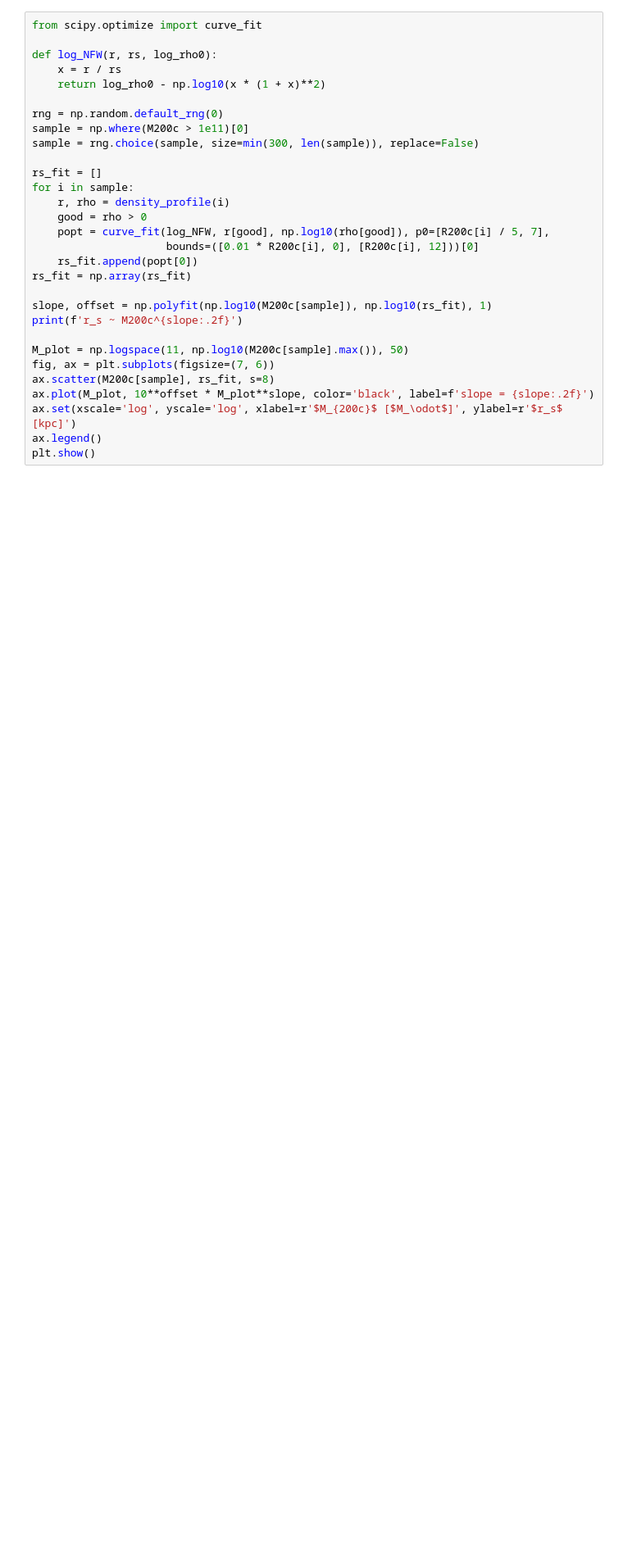
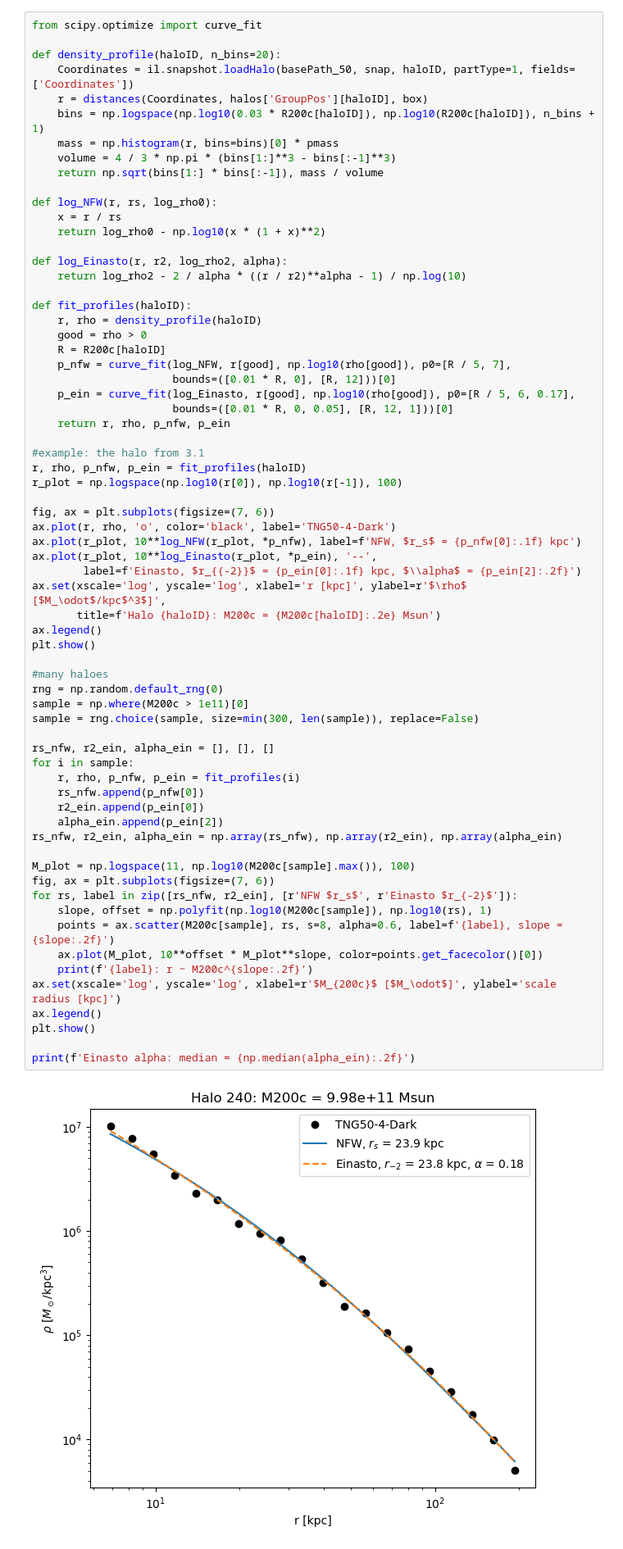
Before and after one commit to 2003cy/cosmology_block_course, a Jupyter notebook: ProblemSheet3_YangCheng.ipynb, the cells around one changed output. Shown at 82% size. Saved outputs shown, nothing was run; the diff lists cells and outputs as text; blank space fills up the shorter version.

```diff
--- a/ProblemSheet3_YangCheng.ipynb
+++ b/ProblemSheet3_YangCheng.ipynb
@@ -316,30 +339,69 @@ NFW fit, $\rho(r) = \rho_0 / [(r/r_s)(1+r/r_s)^2]$, for 300 random haloes with $
 # %%
 from scipy.optimize import curve_fit
+
+def density_profile(haloID, n_bins=20):
+    Coordinates = il.snapshot.loadHalo(basePath_50, snap, haloID, partType=1, fields=['Coordinates'])
+    r = distances(Coordinates, halos['GroupPos'][haloID], box)
+    bins = np.logspace(np.log10(0.03 * R200c[haloID]), np.log10(R200c[haloID]), n_bins + 1)
+    mass = np.histogram(r, bins=bins)[0] * pmass
+    volume = 4 / 3 * np.pi * (bins[1:]**3 - bins[:-1]**3)
+    return np.sqrt(bins[1:] * bins[:-1]), mass / volume
 
 def log_NFW(r, rs, log_rho0):
     x = r / rs
     return log_rho0 - np.log10(x * (1 + x)**2)
 
+def log_Einasto(r, r2, log_rho2, alpha):
+    return log_rho2 - 2 / alpha * ((r / r2)**alpha - 1) / np.log(10)
+
+def fit_profiles(haloID):
+    r, rho = density_profile(haloID)
+    good = rho > 0
+    R = R200c[haloID]
+    p_nfw = curve_fit(log_NFW, r[good], np.log10(rho[good]), p0=[R / 5, 7],
+                      bounds=([0.01 * R, 0], [R, 12]))[0]
+    p_ein = curve_fit(log_Einasto, r[good], np.log10(rho[good]), p0=[R / 5, 6, 0.17],
+                      bounds=([0.01 * R, 0, 0.05], [R, 12, 1]))[0]
+    return r, rho, p_nfw, p_ein
+
+#example: the halo from 3.1
+r, rho, p_nfw, p_ein = fit_profiles(haloID)
+r_plot = np.logspace(np.log10(r[0]), np.log10(r[-1]), 100)
+
+fig, ax = plt.subplots(figsize=(7, 6))
+ax.plot(r, rho, 'o', color='black', label='TNG50-4-Dark')
+ax.plot(r_plot, 10**log_NFW(r_plot, *p_nfw), label=f'NFW, $r_s$ = {p_nfw[0]:.1f} kpc')
+ax.plot(r_plot, 10**log_Einasto(r_plot, *p_ein), '--',
+        label=f'Einasto, $r_{{-2}}$ = {p_ein[0]:.1f} kpc, $\\alpha$ = {p_ein[2]:.2f}')
+ax.set(xscale='log', yscale='log', xlabel='r [kpc]', ylabel=r'$\rho$ [$M_\odot$/kpc$^3$]',
+       title=f'Halo {haloID}: M200c = {M200c[haloID]:.2e} Msun')
+ax.legend()
+plt.show()
+
+#many haloes
 rng = np.random.default_rng(0)
 sample = np.where(M200c > 1e11)[0]
 sample = rng.choice(sample, size=min(300, len(sample)), replace=False)
 
-rs_fit = []
+rs_nfw, r2_ein, alpha_ein = [], [], []
 for i in sample:
-    r, rho = density_profile(i)
-    good = rho > 0
-    popt = curve_fit(log_NFW, r[good], np.log10(rho[good]), p0=[R200c[i] / 5, 7],
-                     bounds=([0.01 * R200c[i], 0], [R200c[i], 12]))[0]
-    rs_fit.append(popt[0])
-rs_fit = np.array(rs_fit)
+    r, rho, p_nfw, p_ein = fit_profiles(i)
+    rs_nfw.append(p_nfw[0])
+    r2_ein.append(p_ein[0])
+    alpha_ein.append(p_ein[2])
+rs_nfw, r2_ein, alpha_ein = np.array(rs_nfw), np.array(r2_ein), np.array(alpha_ein)
 
-slope, offset = np.polyfit(np.log10(M200c[sample]), np.log10(rs_fit), 1)
-print(f'r_s ~ M200c^{slope:.2f}')
-
-M_plot = np.logspace(11, np.log10(M200c[sample].max()), 50)
+M_plot = np.logspace(11, np.log10(M200c[sample].max()), 100)
 fig, ax = plt.subplots(figsize=(7, 6))
-ax.scatter(M200c[sample], rs_fit, s=8)
-ax.plot(M_plot, 10**offset * M_plot**slope, color='black', label=f'slope = {slope:.2f}')
-ax.set(xscale='log', yscale='log', xlabel=r'$M_{200c}$ [$M_\odot$]', ylabel=r'$r_s$ [kpc]')
+for rs, label in zip([rs_nfw, r2_ein], [r'NFW $r_s$', r'Einasto $r_{-2}$']):
+    slope, offset = np.polyfit(np.log10(M200c[sample]), np.log10(rs), 1)
+    points = ax.scatter(M200c[sample], rs, s=8, alpha=0.6, label=f'{label}, slope = {slope:.2f}')
+    ax.plot(M_plot, 10**offset * M_plot**slope, color=points.get_facecolor()[0])
+    print(f'{label}: r ~ M200c^{slope:.2f}')
+ax.set(xscale='log', yscale='log', xlabel=r'$M_{200c}$ [$M_\odot$]', ylabel='scale radius [kpc]')
 ax.legend()
 plt.show()
+
+print(f'Einasto alpha: median = {np.median(alpha_ein):.2f}')
+# %% [output]
+[figure, added]
```
Also changed, not shown: parts of 20 cells of this notebook.
